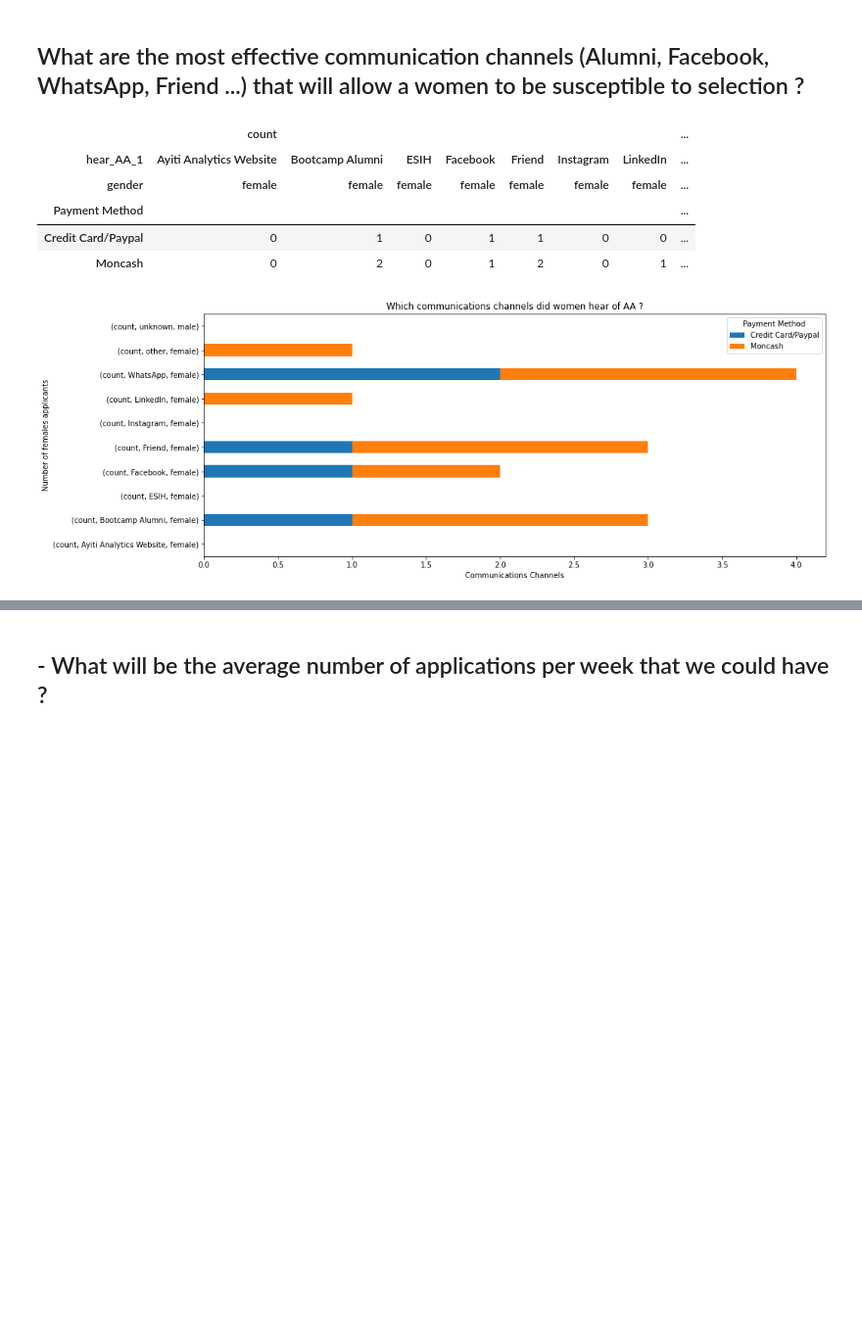
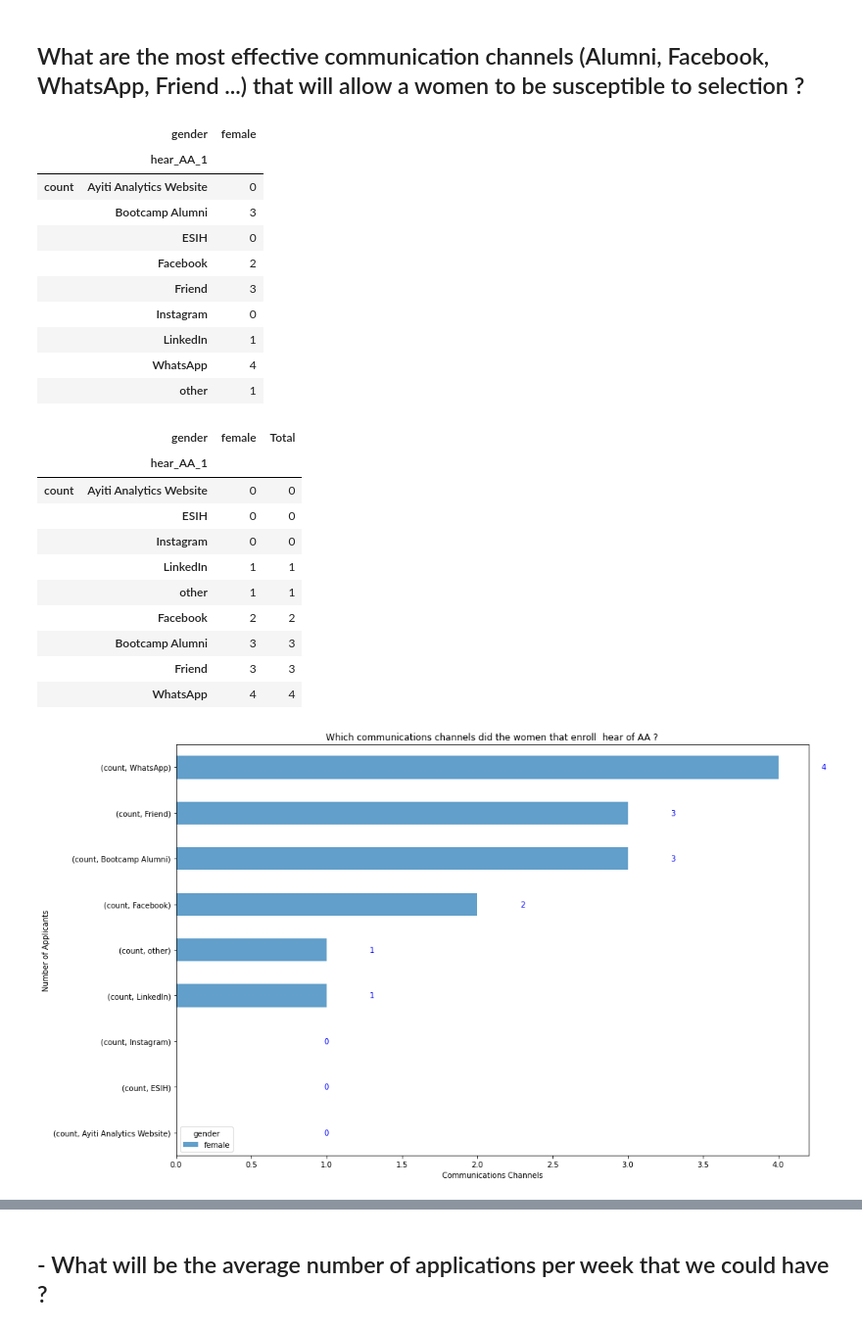
Before and after one commit to VIP509/Data-Processing-Project, a Jupyter notebook: Data_processing_project.ipynb, the cells around one changed output, grey strips where cells are left out. Shown at 98% size. Cells and saved outputs as stored; diff of their text form; code cells hidden in the pictures; blank space fills up the shorter version.

```diff
--- a/Data_processing_project.ipynb
+++ b/Data_processing_project.ipynb
@@ -527,19 +577,64 @@ title = ax.set_title('Which communications channels did the applicants hear of A
 # %% [markdown]
 ## What are the most effective communication channels (Alumni, Facebook, WhatsApp, Friend ...) that will allow a women to be susceptible to selection ?
-# %%
-result3 = pd.pivot_table(final,'Age',index = ['Payment Method'],columns=['hear_AA_1','gender'],aggfunc=['count'],dropna = True,fill_value = 0)
-result3 = result3.iloc[:2,[0,2,4,6,8,10,12,14,16,18]]
-display(result3)
-
-ax = result3.sort_index().T.plot(kind='barh',figsize=(15,6),stacked = True)
-ylab = ax.set_ylabel('Number of females applicants')
-xlab = ax.set_xlabel('Communications Channels')
-title = ax.set_title('Which communications channels did women hear of AA ?')
-# %% [output]
-|  | count |  |  |  |  |  |  | ... |
-| hear_AA_1 | Ayiti Analytics Website | Bootcamp Alumni | ESIH | Facebook | Friend | Instagram | LinkedIn | ... |
-| gender | female | female | female | female | female | female | female | ... |
-| Payment Method |  |  |  |  |  |  |  | ... |
-| Credit Card/Paypal | 0 | 1 | 0 | 1 | 1 | 0 | 0 | ... |
-| Moncash | 0 | 2 | 0 | 1 | 2 | 0 | 1 | ... |
-[figure, removed]
+# %%
+
+resul4 = final[(final['Payment Method'] == 'Moncash') | (final['Payment Method'] == 'Credit Card/Paypal')]
+
+result5 = pd.pivot_table(resul4,'Age',index = ['gender'],columns=['hear_AA_1'],aggfunc=['count'],fill_value = 0)
+values = result5.T
+values = values.iloc[:,[0]]
+display(values)
+values["Total"] = values.sum(axis=1)
+values = values.sort_values(by ="Total",ascending=True)
+ax =values.sort_values(by ="Total",ascending=True)[["female"]].plot(kind="barh",figsize=(15,10),stacked= True,alpha =0.7)
+ylab = ax.set_ylabel('Number of Applicants')
+xlab = ax.set_xlabel('Communications Channels')
+title = ax.set_title('Which communications channels did the women that enroll  hear of AA ?')
+display(values)
+index =0
+c =0
+for  female ,total in zip(values["female"],values["Total"]):
+    if   female != total  :
+        ax.text(female/2 ,
+                index,
+                str(np.round((female)*100,1)) + "%",
+                fontdict=dict(color='white',fontsize=10,horizontalalignment="center",verticalalignment="center")
+        )
+
+    elif  total==0:
+        ax.text(female/2 + 1.0,
+            index,
+            0,
+            fontdict=dict(color='blue',fontsize=10,horizontalalignment="center",verticalalignment="center")
+    )
+    else:
+        ax.text(total+0.3 ,
+            index,
+            str(total),
+            fontdict=dict(color='blue',fontsize=10,horizontalalignment="center",verticalalignment="center")
+    )
+    index+=1
+# %% [output]
+|  | gender | female |
+|  | hear_AA_1 |  |
+| count | Ayiti Analytics Website | 0 |
+|  | Bootcamp Alumni | 3 |
+|  | ESIH | 0 |
+|  | Facebook | 2 |
+|  | Friend | 3 |
+|  | Instagram | 0 |
+|  | LinkedIn | 1 |
+|  | WhatsApp | 4 |
+|  | other | 1 |
+|  | gender | female | Total |
+|  | hear_AA_1 |  |  |
+| count | Ayiti Analytics Website | 0 | 0 |
+|  | ESIH | 0 | 0 |
+|  | Instagram | 0 | 0 |
+|  | LinkedIn | 1 | 1 |
+|  | other | 1 | 1 |
+|  | Facebook | 2 | 2 |
+|  | Bootcamp Alumni | 3 | 3 |
+|  | Friend | 3 | 3 |
+|  | WhatsApp | 4 | 4 |
+[figure, added]
```
Also changed, not shown: parts of 12 cells of this notebook, 14 other files.
